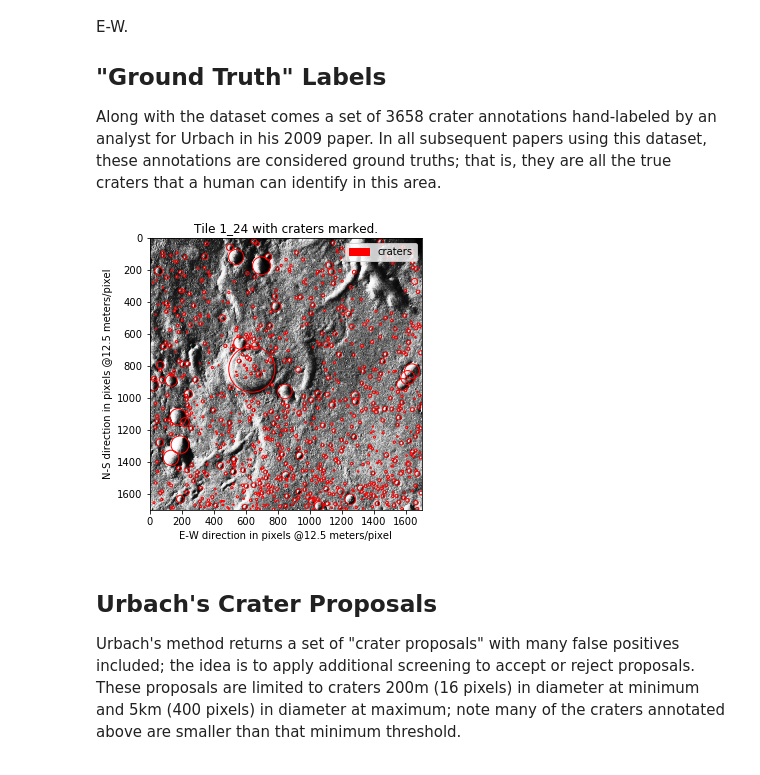
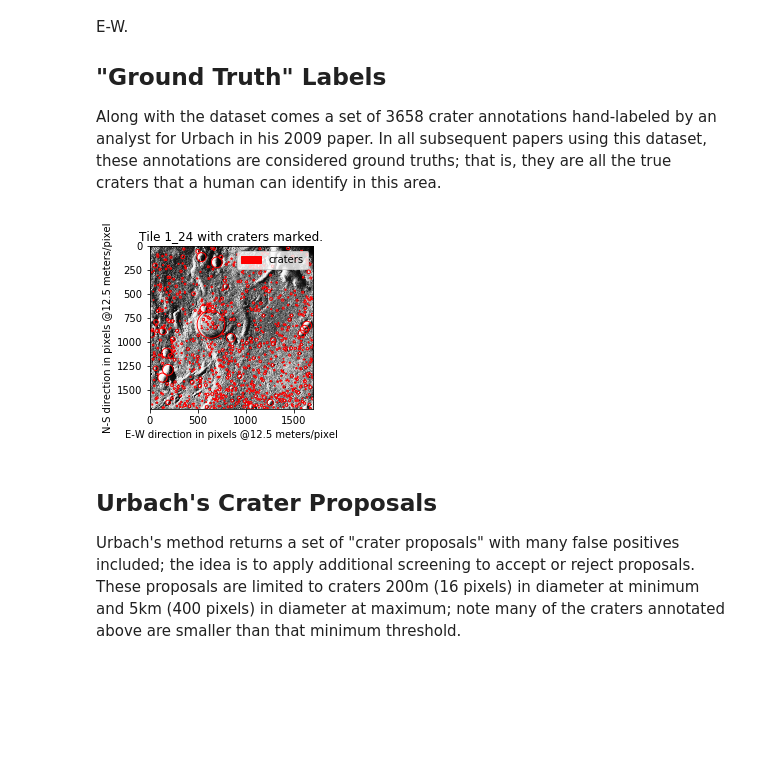
Before and after one commit to AlliedToasters/craters, a Jupyter notebook: capstone_proposal.ipynb, the cells around one changed output. Saved outputs shown, nothing was run; the diff lists cells and outputs as text; code cells hidden in the pictures; blank space fills up the shorter version.

Commit message:
downsize plots

```diff
--- a/capstone_proposal.ipynb
+++ b/capstone_proposal.ipynb
@@ -56,14 +54,15 @@ Each tile is 1700x1700 pixels, and each pixel is 12.5 square meters of the Marti
 ## "Ground Truth" Labels
 Along with the dataset comes a set of 3658 crater annotations hand-labeled by an analyst for Urbach in his 2009 paper. In all subsequent papers using this dataset, these annotations are considered ground truths; that is, they are all the true craters that a human can identify in this area.
 # %%
+from proposal_code import all_craters, plot_craters
 demo_tile = '1_24'
 img = tiles[demo_tile]
-scale = .25
+scale = .15
 craters_df = all_craters[all_craters.tile==demo_tile]
 craters = {'craters': craters_df[['x', 'y', 'd']].values}
 plot_craters(img, craters, title='Tile {} with craters marked.'.format(demo_tile), scale=scale)
 # %% [output]
-[figure, old version]
+[figure, new version]
 # %% [markdown]
 ## Urbach's Crater Proposals
 Urbach's method returns a set of "crater proposals" with many false positives included; the idea is to apply additional screening to accept or reject proposals. These proposals are limited to craters 200m (16 pixels) in diameter at minimum and 5km (400 pixels) in diameter at maximum; note many of the craters annotated above are smaller than that minimum threshold.<br><br>
```
Also changed, not shown: parts of 3 cells of this notebook.
